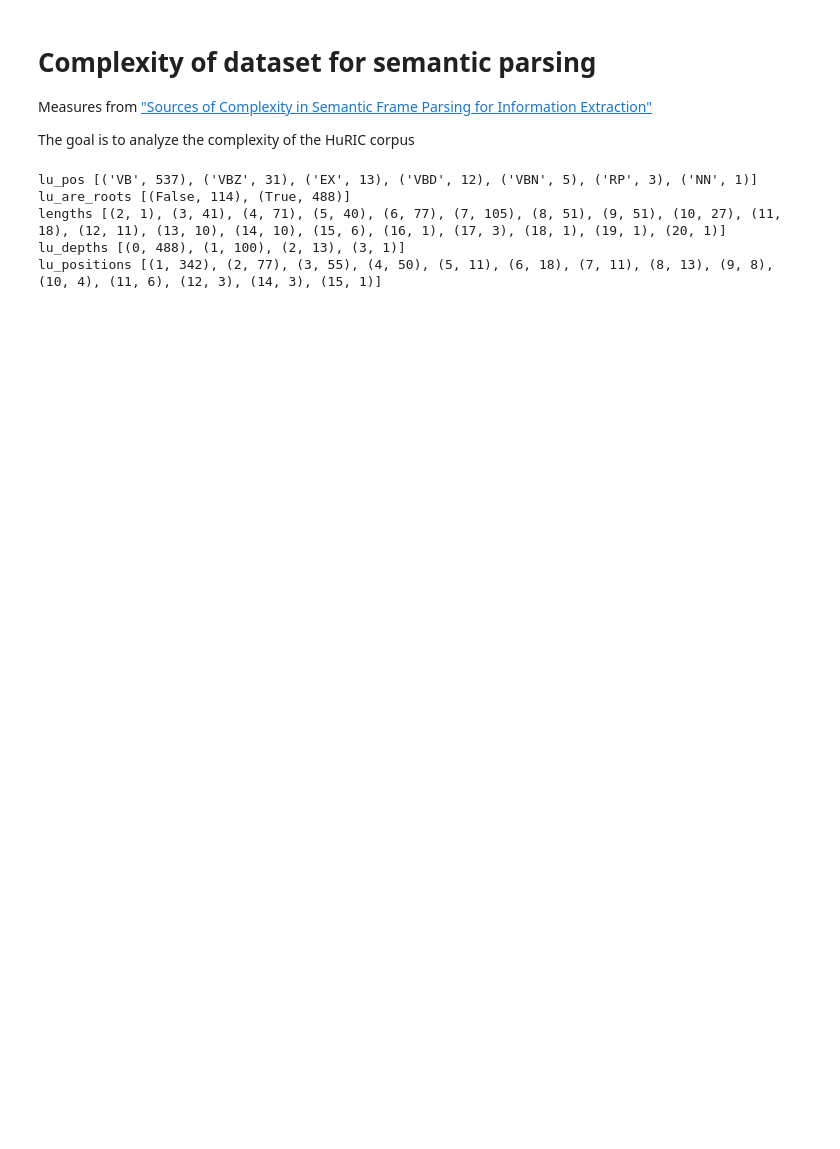
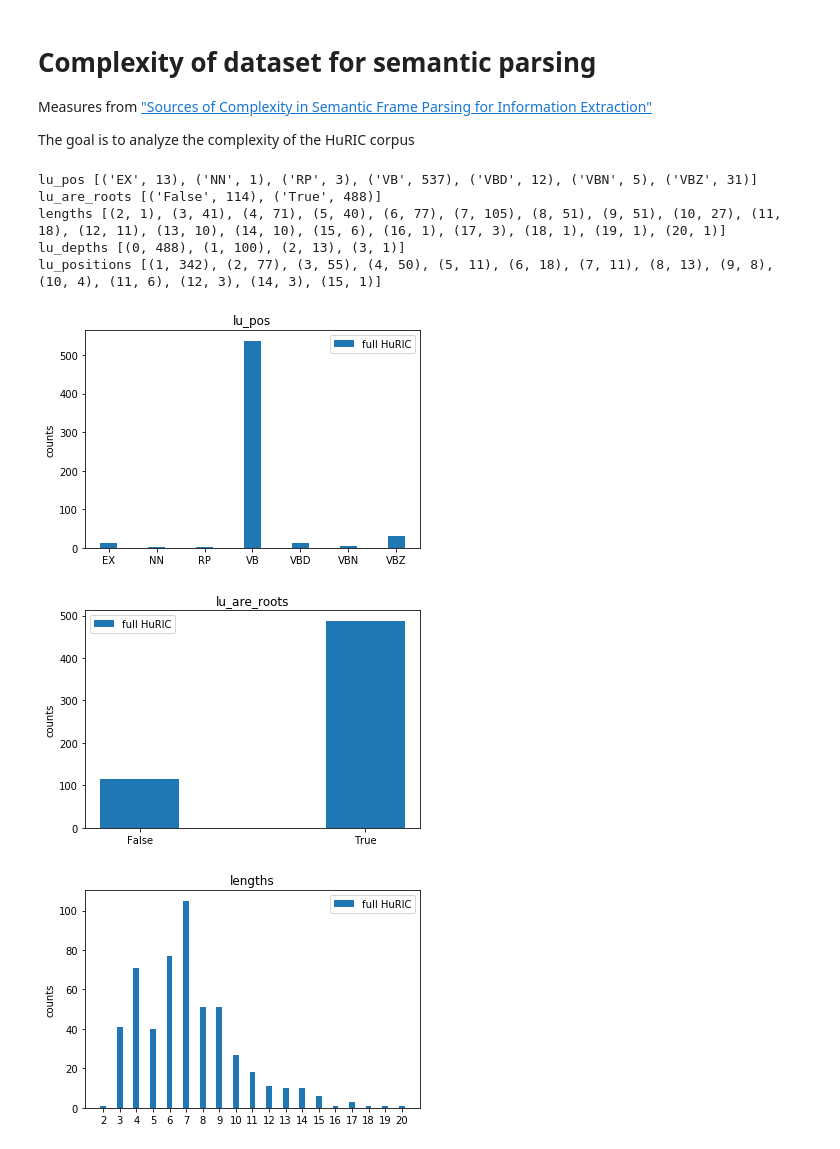
Before and after one commit to kmi-robots/hri-huric-rnn, a Jupyter notebook: notebooks/dataset_complexity.ipynb, the cells around one changed output. Cells and saved outputs as stored; diff of their text form; code cells hidden in the pictures; blank space fills up the shorter version.

Commit message:
plotting statistics for dataset complexity

```diff
--- a/notebooks/dataset_complexity.ipynb
+++ b/notebooks/dataset_complexity.ipynb
@@ -82,35 +152,15 @@ def get_lu_positions(root, verbose=False):
-# %%
-xml_docs = load_xmls(DATASET_LOCATION)
-lu_pos_all = defaultdict(lambda: 0)
-lu_are_roots_all = defaultdict(lambda: 0)
-lengths_all = defaultdict(lambda: 0)
-lu_depths_all = defaultdict(lambda: 0)
-lu_positions_all = defaultdict(lambda: 0)
-for doc in xml_docs:
-    lu_pos = get_lu_pos(doc)
-    for p in lu_pos:
-        lu_pos_all[p] += 1
-    lu_are_roots = get_lu_are_roots(doc)
-    for r in lu_are_roots:
-        lu_are_roots_all[r] += 1
-    lengths = get_lengths(doc)
-    for l in lengths:
-        lengths_all[l] += 1
-    lu_depths = get_lu_depths(doc)
-    for d in lu_depths:
-        lu_depths_all[d] += 1
-    lu_positions = get_lu_positions(doc)
-    for p in lu_positions:
-        lu_positions_all[p] += 1
-
-print('lu_pos', sorted(lu_pos_all.items(), key=lambda x: x[1], reverse=True))
-print('lu_are_roots', sorted(lu_are_roots_all.items()))
-print('lengths', sorted(lengths_all.items()))
-print('lu_depths', sorted(lu_depths_all.items()))
-print('lu_positions', sorted(lu_positions_all.items()))
-# %% [output]
-lu_pos [('VB', 537), ('VBZ', 31), ('EX', 13), ('VBD', 12), ('VBN', 5), ('RP', 3), ('NN', 1)]
-lu_are_roots [(False, 114), (True, 488)]
-lengths [(2, 1), (3, 41), (4, 71), (5, 40), (6, 77), (7, 105), (8, 51), (9, 51), (10, 27), (11, 18), (12, 11), (13, 10), (14, 10), (15, 6), (16, 1), (17, 3), (18, 1), (19, 1), (20, 1)]
-lu_depths [(0, 488), (1, 100), (2, 13), (3, 1)]
-lu_positions [(1, 342), (2, 77), (3, 55), (4, 50), (5, 11), (6, 18), (7, 11), (8, 13), (9, 8), (10, 4), (11, 6), (12, 3), (14, 3), (15, 1)]
+# %%
+stats = get_corpus_complexity_statistics(DATASET_LOCATION)
+for stat_name, stat in stats.items():
+    print(stat_name, sorted(stat.items()))
+
+plot_measures({'full HuRIC': stats})
+# %% [output]
+lu_pos [('EX', 13), ('NN', 1), ('RP', 3), ('VB', 537), ('VBD', 12), ('VBN', 5), ('VBZ', 31)]
+lu_are_roots [('False', 114), ('True', 488)]
+lengths [(2, 1), (3, 41), (4, 71), (5, 40), (6, 77), (7, 105), (8, 51), (9, 51), (10, 27), (11, 18), (12, 11), (13, 10), (14, 10), (15, 6), (16, 1), (17, 3), (18, 1), (19, 1), (20, 1)]
+lu_depths [(0, 488), (1, 100), (2, 13), (3, 1)]
+lu_positions [(1, 342), (2, 77), (3, 55), (4, 50), (5, 11), (6, 18), (7, 11), (8, 13), (9, 8), (10, 4), (11, 6), (12, 3), (14, 3), (15, 1)]
+[figure, added]
+[figure, added]
+[figure, added]
```
Also changed, not shown: parts of 2 cells of this notebook.
